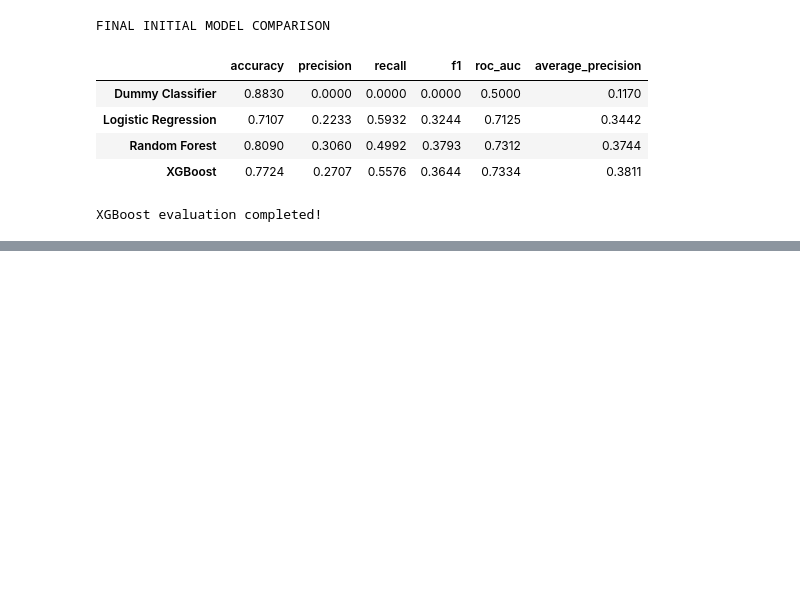
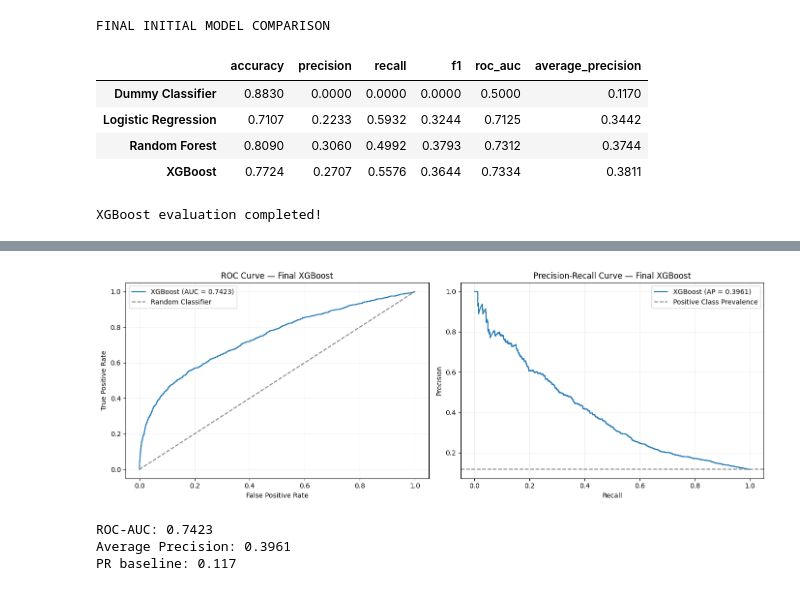
Before and after one commit to Merdgn/BankInsight-AI, a Jupyter notebook: notebooks/01_data_understanding.ipynb, the cells around one changed output, grey strips where cells are left out. Saved outputs shown, nothing was run; the diff lists cells and outputs as text; code cells hidden in the pictures; blank space fills up the shorter version.

```diff
--- a/notebooks/01_data_understanding.ipynb
+++ b/notebooks/01_data_understanding.ipynb
@@ -3783,0 +4339,65 @@ XGBoost evaluation completed!
+# %%
+
+# 7.2 ROC and Precision-Recall Curves
+
+from sklearn.metrics import (
+    roc_curve, precision_recall_curve,
+    roc_auc_score, average_precision_score
+)
+import matplotlib.pyplot as plt
+
+fpr, tpr, _ = roc_curve(y_test, y_test_proba)
+precision_curve, recall_curve, _ = precision_recall_curve(
+    y_test, y_test_proba
+)
+
+roc_auc = roc_auc_score(y_test, y_test_proba)
+ap = average_precision_score(y_test, y_test_proba)
+
+fig, axes = plt.subplots(1, 2, figsize=(14, 5))
+
+# ROC Curve
+axes[0].plot(
+    fpr, tpr,
+    label=f"XGBoost (AUC = {roc_auc:.4f})"
+)
+axes[0].plot(
+    [0, 1], [0, 1],
+    linestyle="--", color="gray",
+    label="Random Classifier"
+)
+axes[0].set_title("ROC Curve — Final XGBoost")
+axes[0].set_xlabel("False Positive Rate")
+axes[0].set_ylabel("True Positive Rate")
+axes[0].legend()
+axes[0].grid(alpha=0.2)
+
+# Precision-Recall Curve
+axes[1].plot(
+    recall_curve, precision_curve,
+    label=f"XGBoost (AP = {ap:.4f})"
+)
+
+axes[1].axhline(
+    y=y_test.mean(),
+    linestyle="--", color="gray",
+    label="Positive Class Prevalence"
+)
+
+axes[1].set_title("Precision-Recall Curve — Final XGBoost")
+axes[1].set_xlabel("Recall")
+axes[1].set_ylabel("Precision")
+axes[1].legend()
+axes[1].grid(alpha=0.2)
+
+plt.tight_layout()
+plt.show()
+
+print("ROC-AUC:", round(roc_auc, 4))
+print("Average Precision:", round(ap, 4))
+print("PR baseline:", round(y_test.mean(), 4))
+# %% [output]
+[figure, added]
+ROC-AUC: 0.7423
+Average Precision: 0.3961
+PR baseline: 0.117
```
Also changed, not shown: parts of 33 cells of this notebook.
